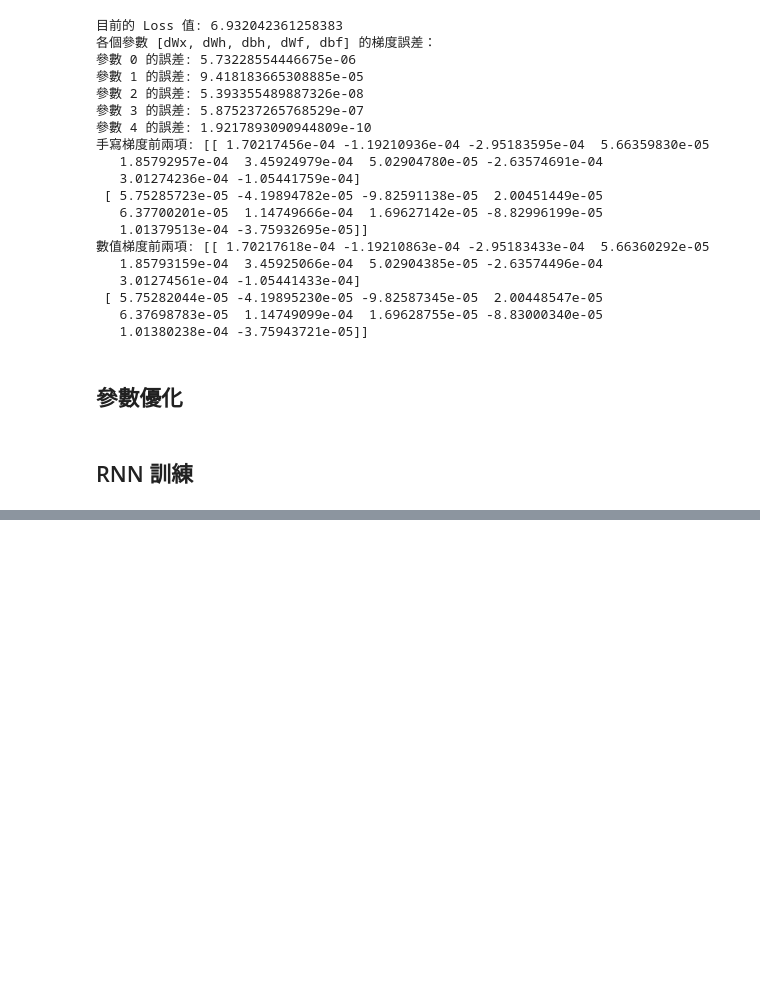
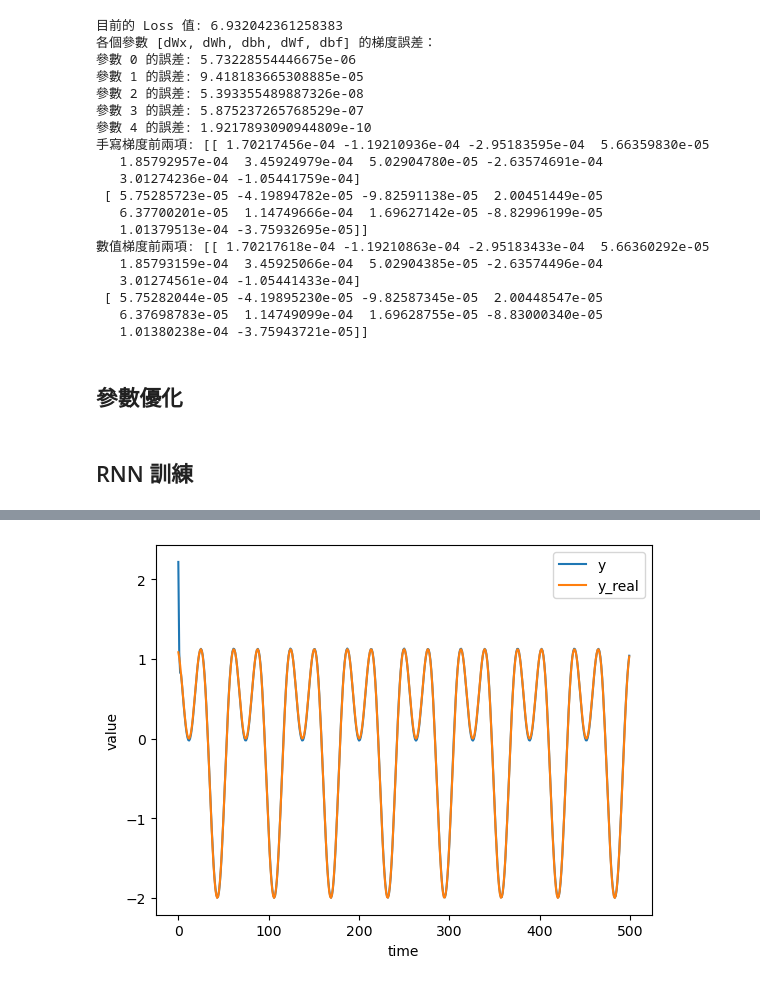
Before and after one commit to billy1125/Machine-Learning, a Jupyter notebook: RNN.ipynb, the cells around one changed output, grey strips where cells are left out. Saved outputs shown, nothing was run; the diff lists cells and outputs as text; code cells hidden in the pictures; blank space fills up the shorter version.

```diff
--- a/RNN.ipynb
+++ b/RNN.ipynb
@@ -1006,0 +1513,21 @@ Gradient Norm: 2.600734118282368
+# %%
+H = rnn_hidden_state_init(1,hidden_size)
+
+start = 3
+ys =[]
+for i in range(500):
+    x= data[start+i:start+i+1].copy()
+    x = x.reshape(1,-1)
+    F,H= rnn_forward_step(params,x,H)
+    ys.append(F[0,0])
+
+
+ys  = ys[:]
+plt.plot(ys[:500])
+plt.plot(data[start+1:start+501])
+plt.xlabel("time")
+plt.ylabel("value")
+plt.legend(['y','y_real'])
+plt.show()
+# %% [output]
+[figure, added]
```
Also changed, not shown: parts of 29 cells of this notebook, 2 other files.
